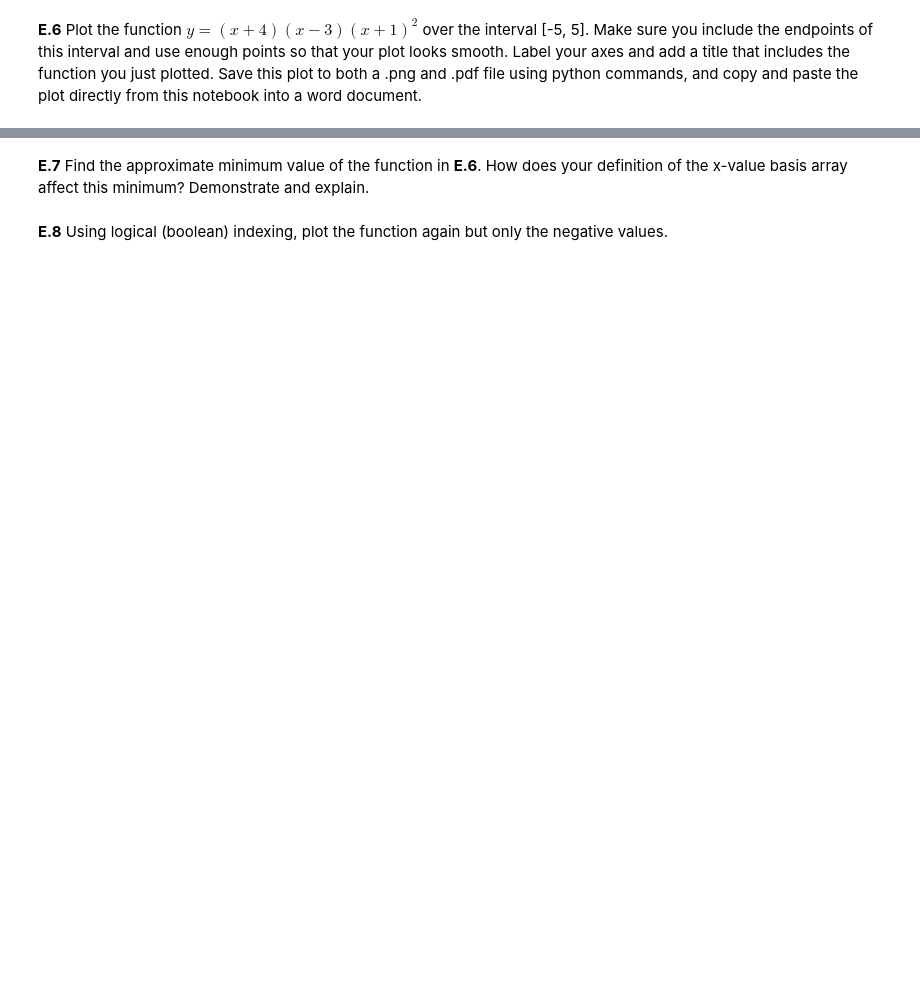
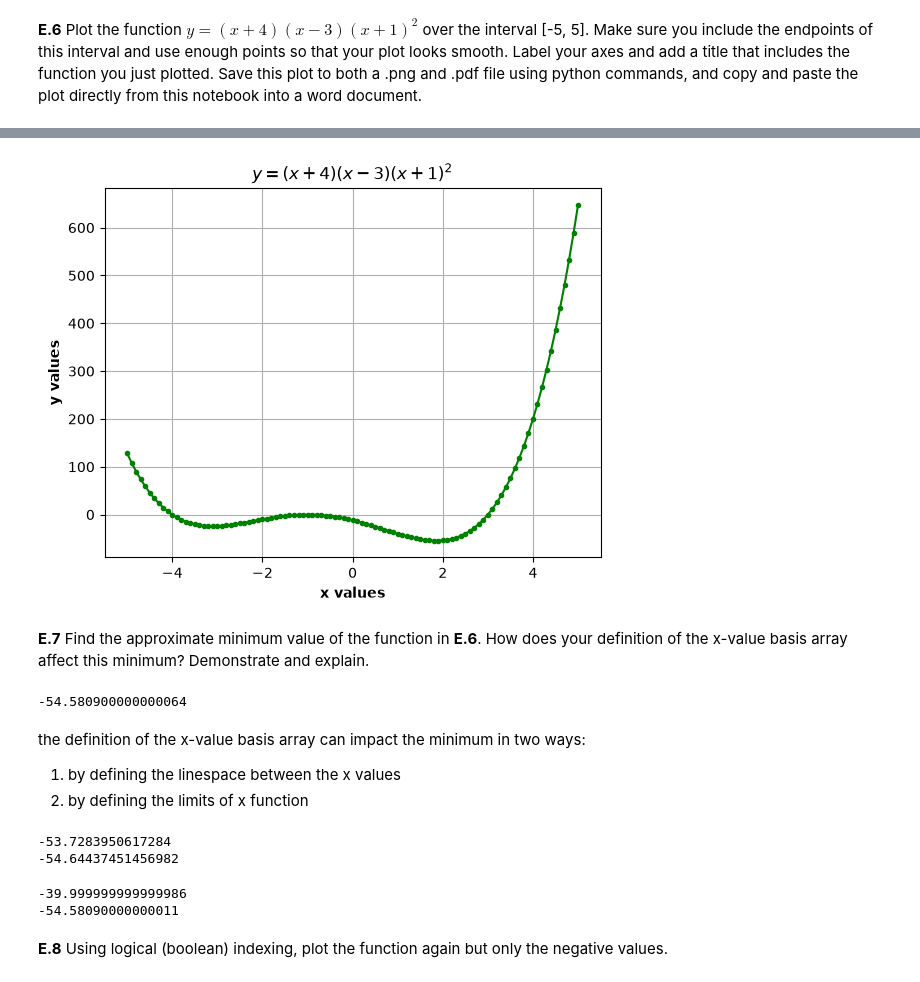
Before and after one commit to chsharrison/Sci_comp_F26, a Jupyter notebook: Muhtasim_Haque_Nahian/Lab2.2_F26_Muhtasim.ipynb, the cells around one changed output, grey strips where cells are left out. Saved outputs shown, nothing was run; the diff lists cells and outputs as text; code cells hidden in the pictures; blank space fills up the shorter version.

```diff
--- a/Muhtasim_Haque_Nahian/Lab2.2_F26_Muhtasim.ipynb
+++ b/Muhtasim_Haque_Nahian/Lab2.2_F26_Muhtasim.ipynb
@@ -381,2 +422,8 @@ plt.savefig(full_path, dpi=900)
 # %% [markdown]
 **E.6** Plot the function $y=(x+4)(x-3)(x+1)^2$ over the interval [-5, 5]. Make sure you include the endpoints of this interval and use enough points so that your plot looks smooth. Label your axes and add a title that includes the function you just plotted. Save this plot to both a .png and .pdf file using python commands, and copy and paste the plot directly from this notebook into a word document.
+# %%
+x = np.arange(-5,5+0.001,0.1)
+print(x)
+
+y = (x+4)*(x-3)*((x+1)**2)
+print(y)
@@ -383,4 +448,49 @@ plt.savefig(full_path, dpi=900)
+# %%
+plt.plot(x,y,'.-g',)
+plt.xlabel('x values', fontweight='bold')
+plt.ylabel('y values', fontweight='bold')
+plt.title('$y=(x+4)(x-3)(x+1)^2$', fontweight='bold')
+plt.grid(True)
+# %% [output]
+[figure, added]
 # %% [markdown]
 **E.7** Find the approximate minimum value of the function in **E.6**. How does your definition of the x-value basis array affect this minimum? Demonstrate and explain.
+# %%
+#approx. min of y
+print(np.min(y))
+# %% [output]
+-54.580900000000064
+# %% [markdown]
+the definition of the x-value basis array can impact the minimum in two ways:
+1. by defining the linespace between the x values
+2. by defining the limits of x function
+# %%
+#1.
+#let's observe approx. min using 100 points within the limit of x:
+x_10 = np.linspace(-5, 5, 10)
+y_10 = (x_10+4)*(x_10-3)*((x_10+1)**2)
+print(np.min(y_10))
+
+#now let's observe approx. min using 1000 points within the limit of x:
+x_1000 = np.linspace(-5, 5, 5000)
+y_1000 = (x_1000+4)*(x_1000-3)*((x_1000+1)**2)
+print(np.min(y_1000))
+# %% [output]
+-53.7283950617284
+-54.64437451456982
+# %%
+#2.
+#let's observe approx. min using a shorter limit of x (-1:1):
+x_s = np.arange(-1,1+0.001,0.1)
+y_s = (x_s+4)*(x_s-3)*((x_s+1)**2)
+print(np.min(y_s))
+
+#now let's observe approx. min using a larger limit of x (-10:10):
+x_l = np.arange(-10,10+0.001,0.1)
+y_l = (x_l+4)*(x_l-3)*((x_l+1)**2)
+print(np.min(y_l))
+# %% [output]
+-39.999999999999986
+-54.58090000000011
 # %% [markdown]
 **E.8** Using logical (boolean) indexing, plot the function again but only the negative values.
```
Also changed, not shown: parts of 16 cells of this notebook.
